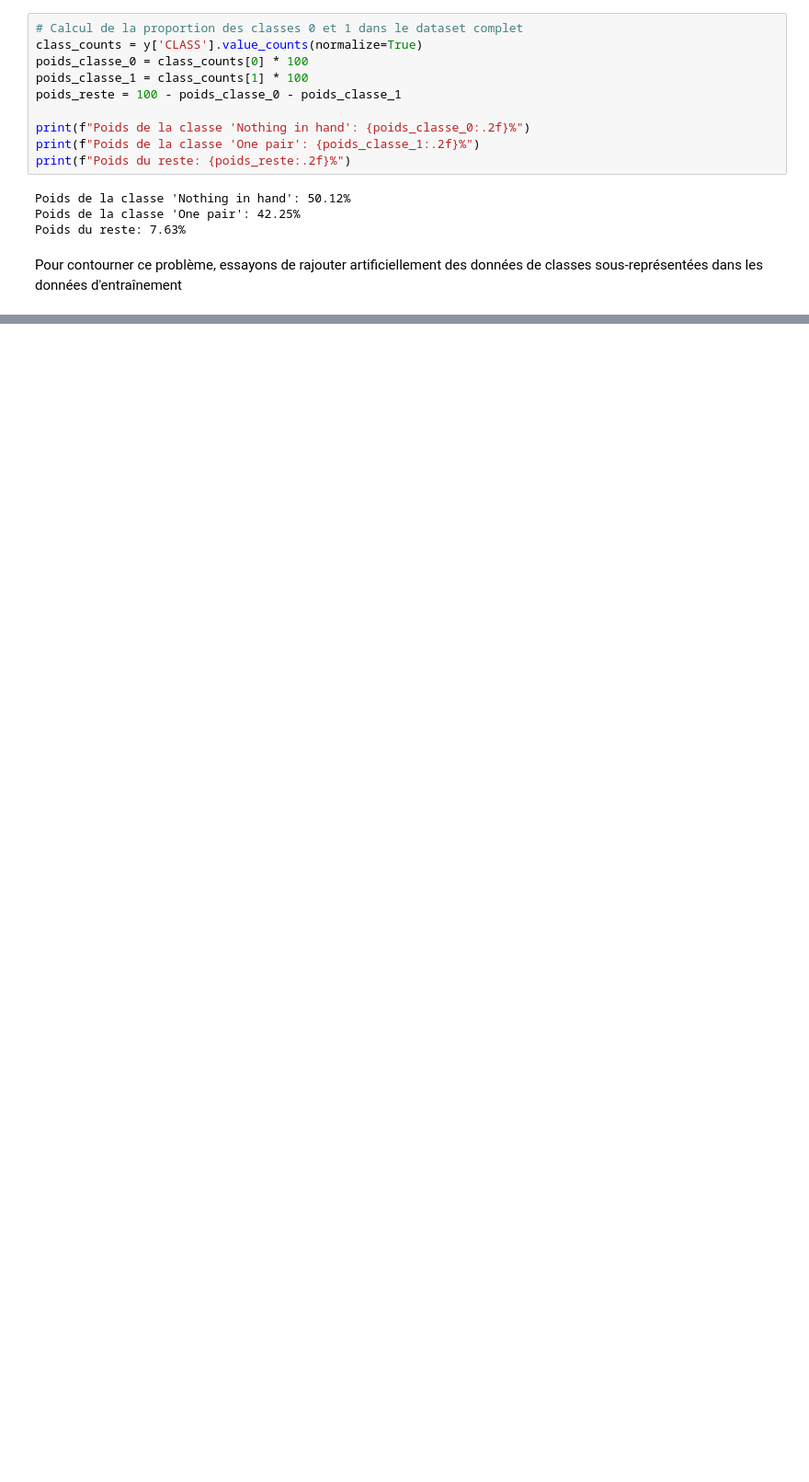
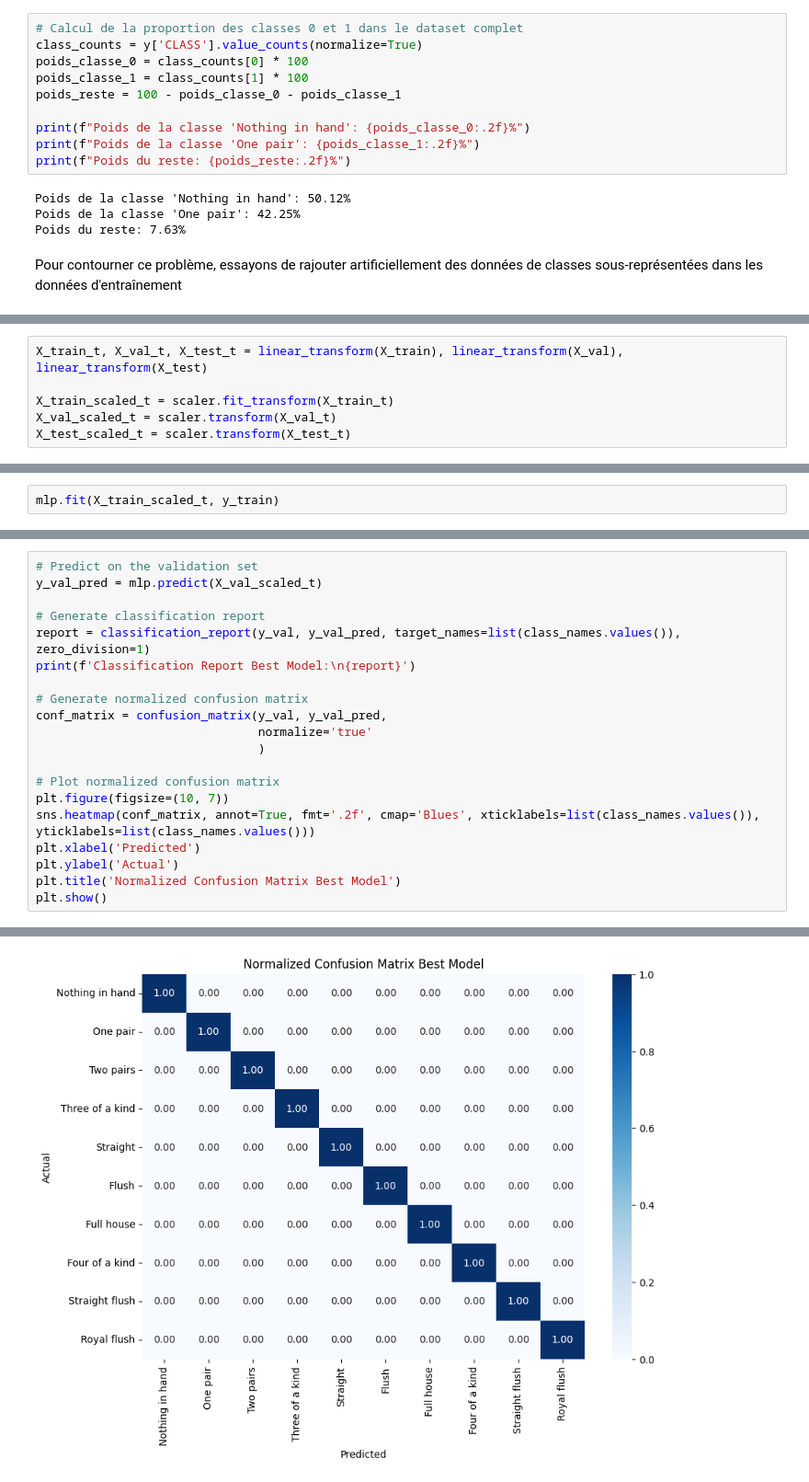
Before and after one commit to CyberlaClov/DAML_poker_hand, a Jupyter notebook: cp-neural-network.ipynb, the cells around one changed output, grey strips where cells are left out. Shown at 92% size. Saved outputs shown, nothing was run; the diff lists cells and outputs as text; blank space fills up the shorter version.

```diff
--- a/cp-neural-network.ipynb
+++ b/cp-neural-network.ipynb
@@ -335,0 +363,6 @@ Essayons désormais d'appliquer la transformation linéaire suggérée dans l'ar
+# %%
+X_train_t, X_val_t, X_test_t = linear_transform(X_train), linear_transform(X_val), linear_transform(X_test)
+
+X_train_scaled_t = scaler.fit_transform(X_train_t)
+X_val_scaled_t = scaler.transform(X_val_t)
+X_test_scaled_t = scaler.transform(X_test_t)
@@ -335,0 +371,2 @@ Essayons désormais d'appliquer la transformation linéaire suggérée dans l'ar
+# %%
+mlp.fit(X_train_scaled_t, y_train)
@@ -335,0 +378,21 @@ Essayons désormais d'appliquer la transformation linéaire suggérée dans l'ar
+# %%
+# Predict on the validation set
+y_val_pred = mlp.predict(X_val_scaled_t)
+
+# Generate classification report
+report = classification_report(y_val, y_val_pred, target_names=list(class_names.values()), zero_division=1)
+print(f'Classification Report Best Model:\n{report}')
+
+# Generate normalized confusion matrix
+conf_matrix = confusion_matrix(y_val, y_val_pred,
+                               normalize='true'
+                               )
+
+# Plot normalized confusion matrix
+plt.figure(figsize=(10, 7))
+sns.heatmap(conf_matrix, annot=True, fmt='.2f', cmap='Blues', xticklabels=list(class_names.values()), yticklabels=list(class_names.values()))
+plt.xlabel('Predicted')
+plt.ylabel('Actual')
+plt.title('Normalized Confusion Matrix Best Model')
+plt.show()
+# %% [output]
@@ -335,0 +416 @@ Essayons désormais d'appliquer la transformation linéaire suggérée dans l'ar
+[figure, added]
```
Also changed, not shown: parts of 20 cells of this notebook.
